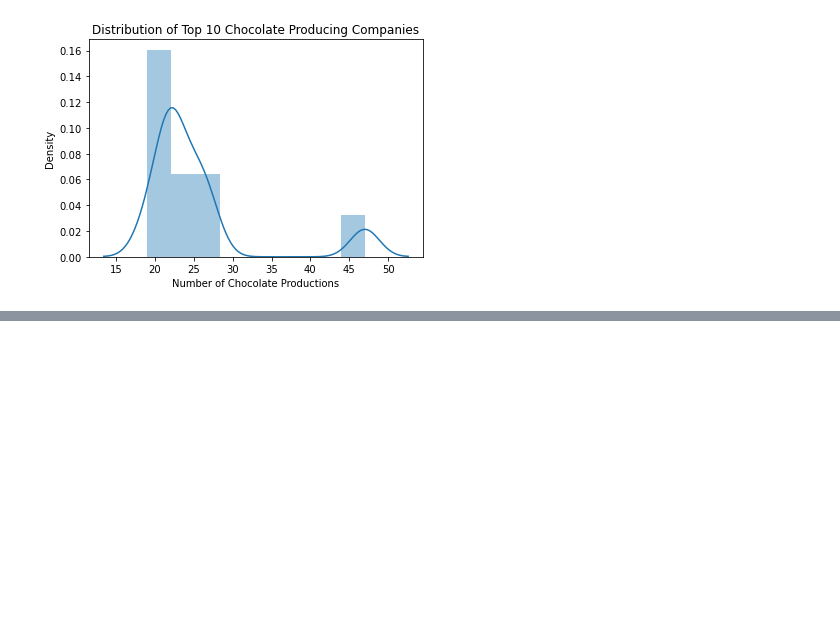
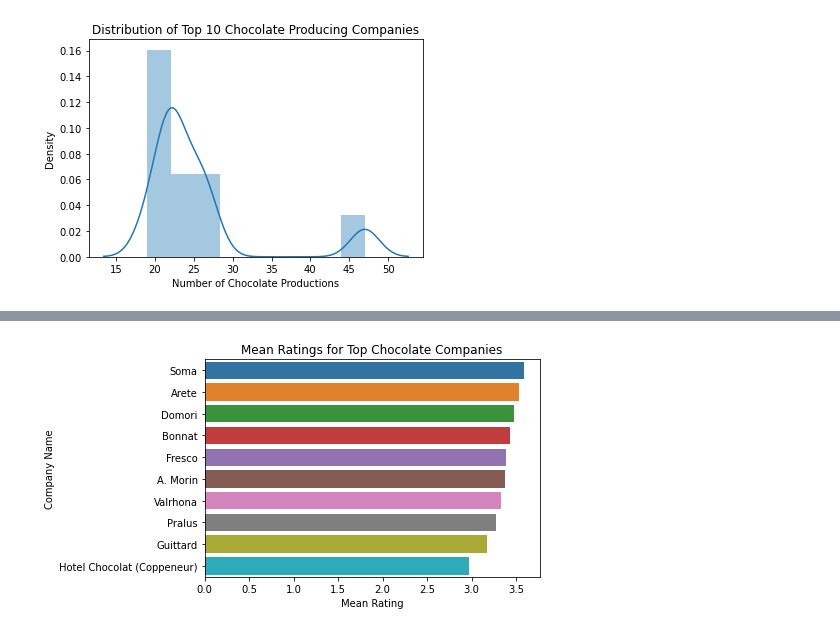
Before and after one commit to Jefest1/chocolate_analysis, a Jupyter notebook: chocolate.ipynb, the cells around one changed output, grey strips where cells are left out. Saved outputs shown, nothing was run; the diff lists cells and outputs as text; code cells hidden in the pictures; blank space fills up the shorter version.

```diff
--- a/chocolate.ipynb
+++ b/chocolate.ipynb
@@ -178,0 +188,18 @@ plt.show()
+# %%
+# Get the top 10 chocolate companies by number of reviews
+top_companies = cocoa_df["Company Name"].value_counts().head(10).index.tolist()
+
+# Subset the dataframe to only include top companies
+top_chocolate = cocoa_df[cocoa_df["Company Name"].isin(top_companies)]
+
+# Group the top chocolate by company and compute the mean rating
+mean_rating = top_chocolate.groupby("Company Name")["Rating"].mean().sort_values(ascending=False)
+
+# Plot bar chart of mean ratings for top chocolate companies
+sns.barplot(x=mean_rating.values, y=mean_rating.index)
+plt.title("Mean Ratings for Top Chocolate Companies")
+plt.xlabel("Mean Rating")
+plt.ylabel("Company Name")
+plt.show()
+# %% [output]
+[figure, added]
```
Also changed, not shown: parts of 1 cell of this notebook.
